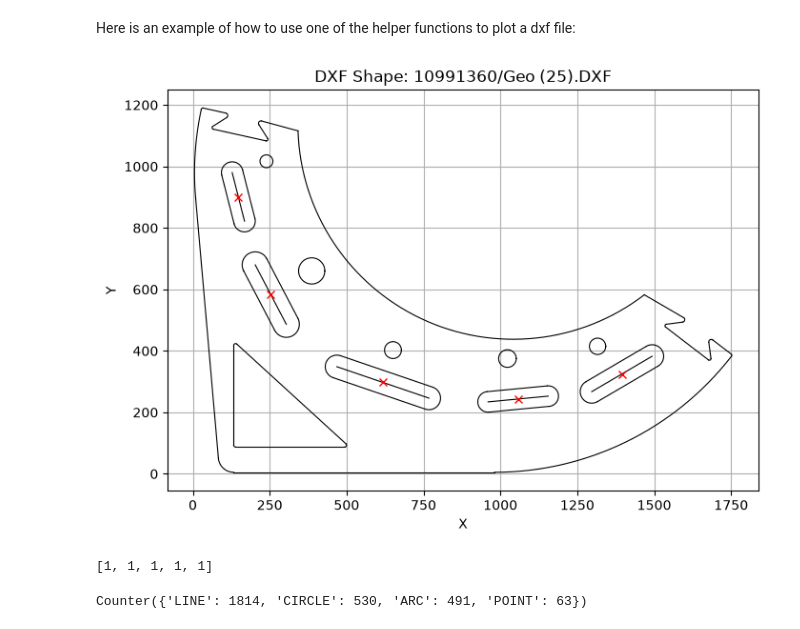
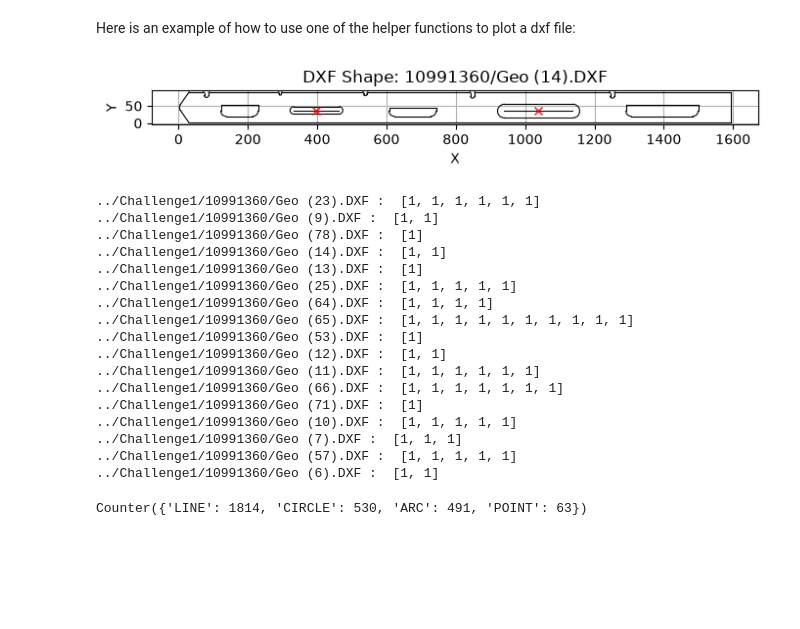
Before and after one commit to loruedel/Challenge1, a Jupyter notebook: getting_started.ipynb, the cells around one changed output. Cells and saved outputs as stored; diff of their text form; code cells hidden in the pictures; blank space fills up the shorter version.

```diff
--- a/getting_started.ipynb
+++ b/getting_started.ipynb
@@ -61,11 +65,29 @@ Each dxf file contains geometric information about the product, which can be use
 # %% [markdown]
 Here is an example of how to use one of the helper functions to plot a dxf file:
 # %%
-plot_dxf("10991360/Geo (25).DXF")
+plot_dxf("10991360/Geo (14).DXF")
 # %% [output]
-[figure, old version]
+[figure, new version]
 # %%
-get_point_context("10991360/Geo (25).DXF")
+for f in Path("../Challenge1/10991360").glob("*.[dD][xX][fF]"):
+    if get_point_context(f) != []:
+        print(f, ": ", get_point_context(f))
 # %% [output]
-[1, 1, 1, 1, 1]
+../Challenge1/10991360/Geo (23).DXF :  [1, 1, 1, 1, 1, 1]
+../Challenge1/10991360/Geo (9).DXF :  [1, 1]
+../Challenge1/10991360/Geo (78).DXF :  [1]
+../Challenge1/10991360/Geo (14).DXF :  [1, 1]
+../Challenge1/10991360/Geo (13).DXF :  [1]
+../Challenge1/10991360/Geo (25).DXF :  [1, 1, 1, 1, 1]
+../Challenge1/10991360/Geo (64).DXF :  [1, 1, 1, 1]
+../Challenge1/10991360/Geo (65).DXF :  [1, 1, 1, 1, 1, 1, 1, 1, 1, 1]
+../Challenge1/10991360/Geo (53).DXF :  [1]
+../Challenge1/10991360/Geo (12).DXF :  [1, 1]
+../Challenge1/10991360/Geo (11).DXF :  [1, 1, 1, 1, 1, 1]
+../Challenge1/10991360/Geo (66).DXF :  [1, 1, 1, 1, 1, 1, 1]
+../Challenge1/10991360/Geo (71).DXF :  [1]
+../Challenge1/10991360/Geo (10).DXF :  [1, 1, 1, 1, 1]
+../Challenge1/10991360/Geo (7).DXF :  [1, 1, 1]
+../Challenge1/10991360/Geo (57).DXF :  [1, 1, 1, 1, 1]
+../Challenge1/10991360/Geo (6).DXF :  [1, 1]
 # %%
```
Also changed, not shown: parts of 4 cells of this notebook, 2 other files.
